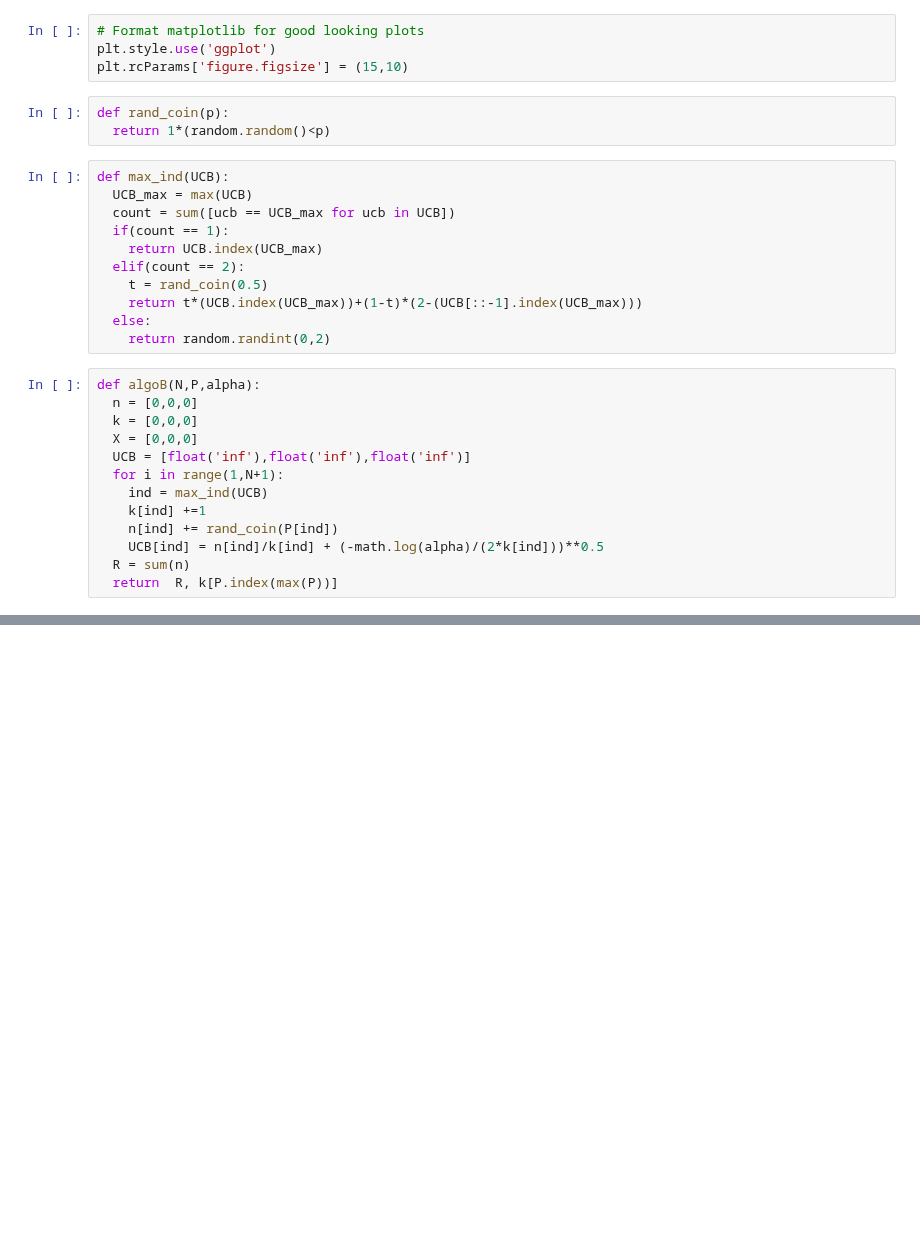
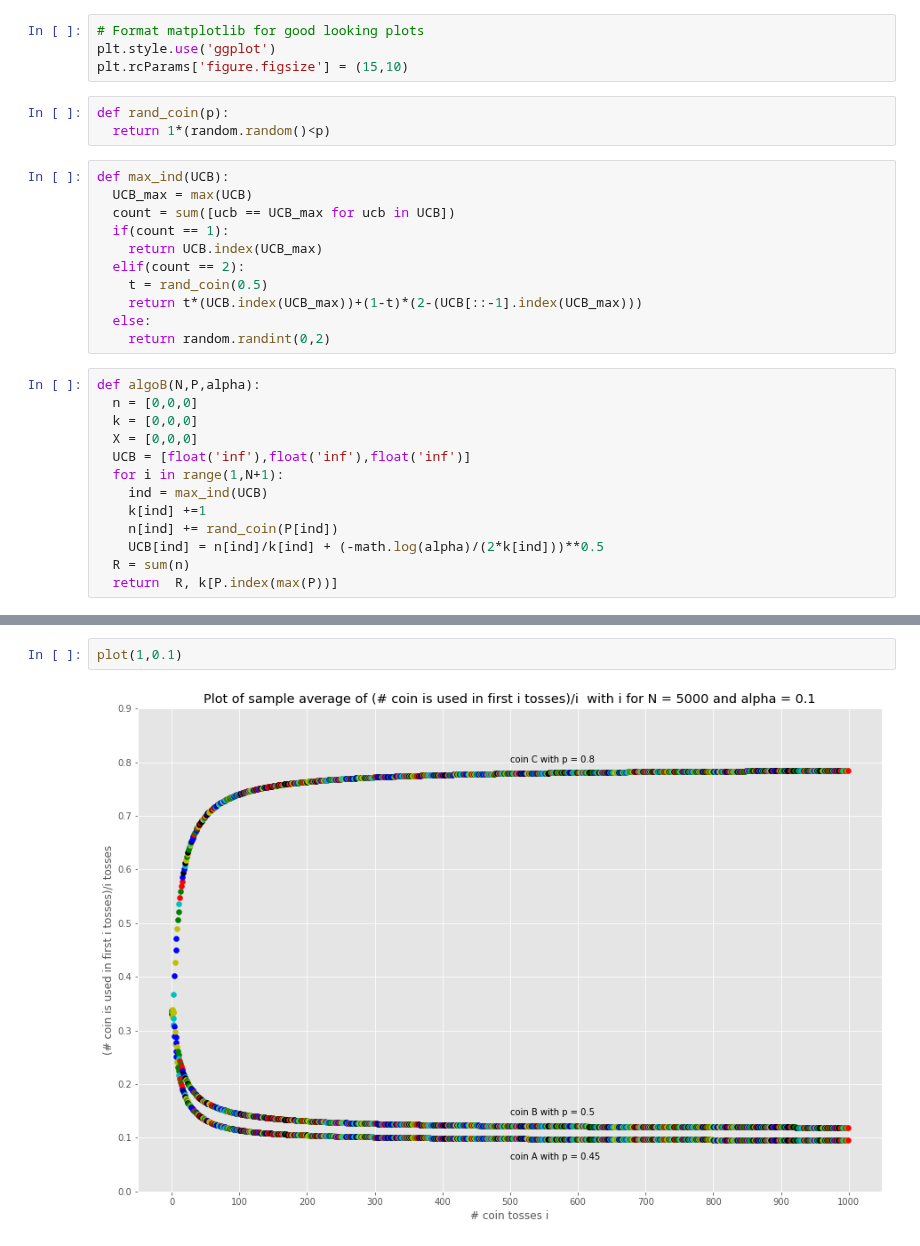
Before and after one commit to rohankalbag/EE325-Assignments, a Jupyter notebook: Assignment 3/Q1_partb.ipynb, the cells around one changed output, grey strips where cells are left out. Drawn from its saved outputs; the diff is of its cells as text; blank space fills up the shorter version.

```diff
--- a/Assignment 3/Q1_partb.ipynb
+++ b/Assignment 3/Q1_partb.ipynb
@@ -93,0 +132,4 @@ Probabilites         N    alpha    Average # Heads    # times correct coin is us
+# %%
+plot(1,0.1)
+# %% [output]
+[figure, added]
```
Also changed, not shown: parts of 13 cells of this notebook.
